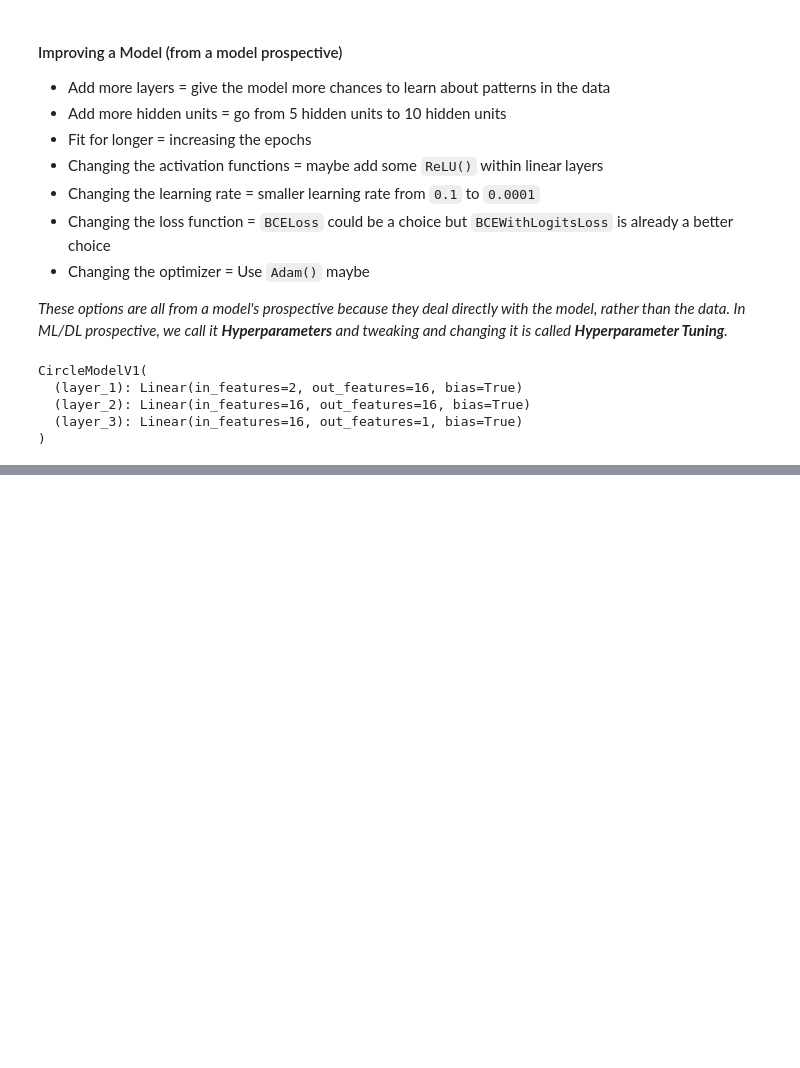
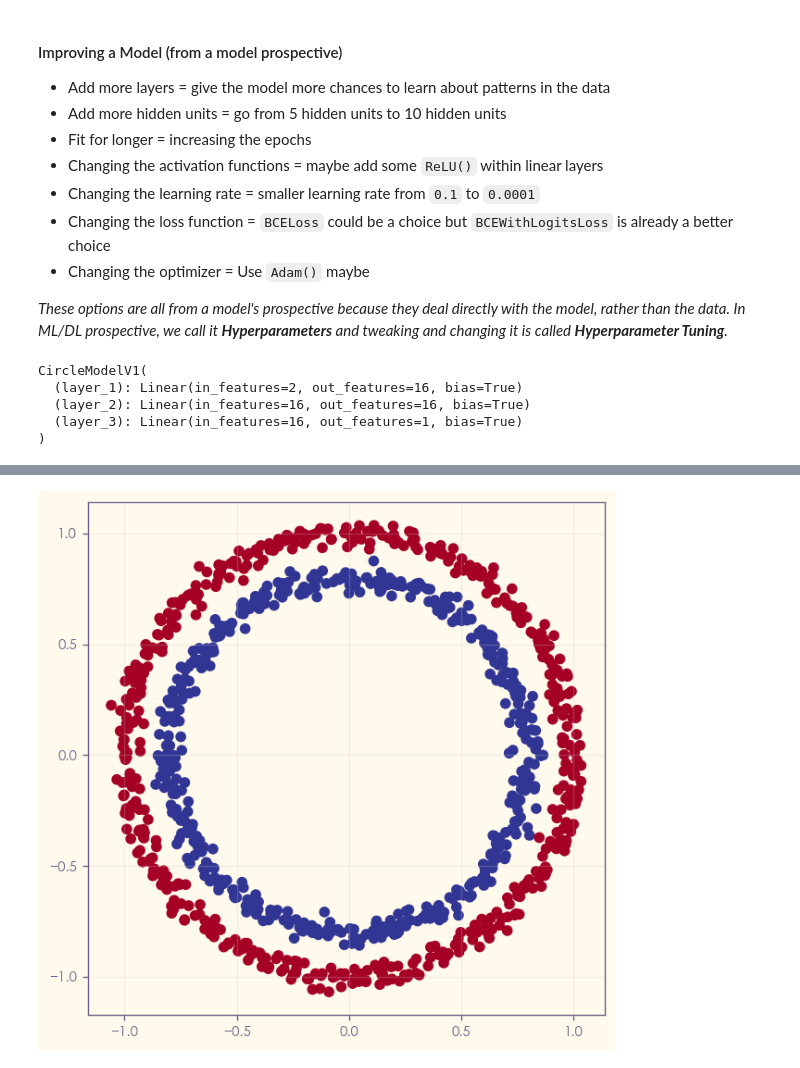
Before and after one commit to Mubashir42884/Journey-with-PyTorch, a Jupyter notebook: notebooks/06. Pytorch Neural Network - Classification.ipynb, the cells around one changed output, grey strips where cells are left out. Cells and saved outputs as stored; diff of their text form; code cells hidden in the pictures; blank space fills up the shorter version.

```diff
--- a/notebooks/06. Pytorch Neural Network - Classification.ipynb
+++ b/notebooks/06. Pytorch Neural Network - Classification.ipynb
@@ -543,0 +787,17 @@ CircleModelV1(
+# %%
+# Make a thousand smaples
+n_samples = 1000
+
+# Create circles
+X, y = make_circles(n_samples,
+                   noise=0.03,
+                   random_state=42)
+# %%
+plt.figure(figsize=(6,6))
+plt.scatter(x = X[:, 0],
+            y = X[:, 1],
+            c = y,
+            cmap=plt.cm.RdYlBu)
+plt.show()
+# %% [output]
+[figure, added]
```
Also changed, not shown: parts of 35 cells of this notebook, 1 other file.
